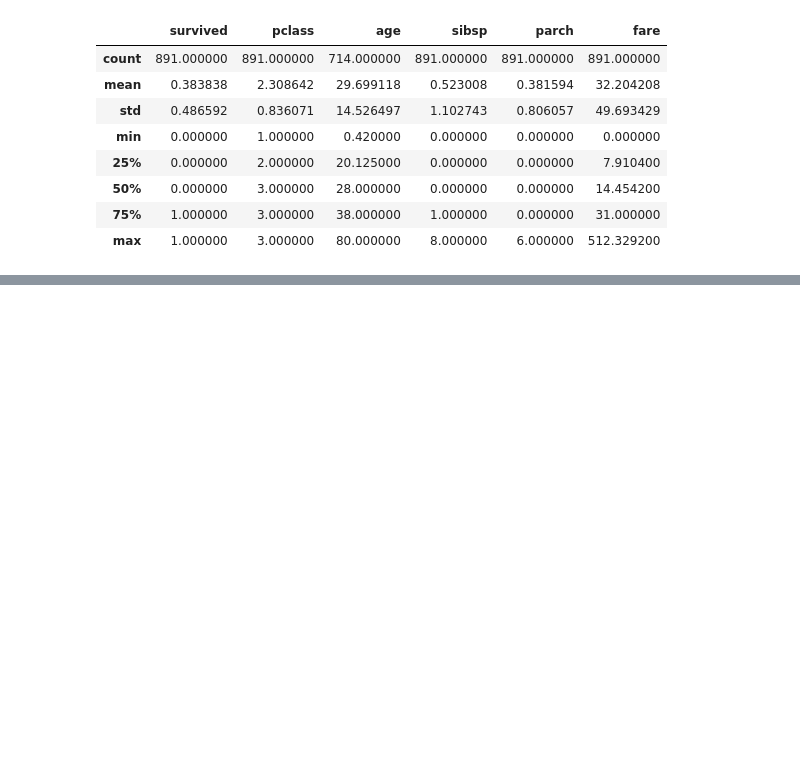
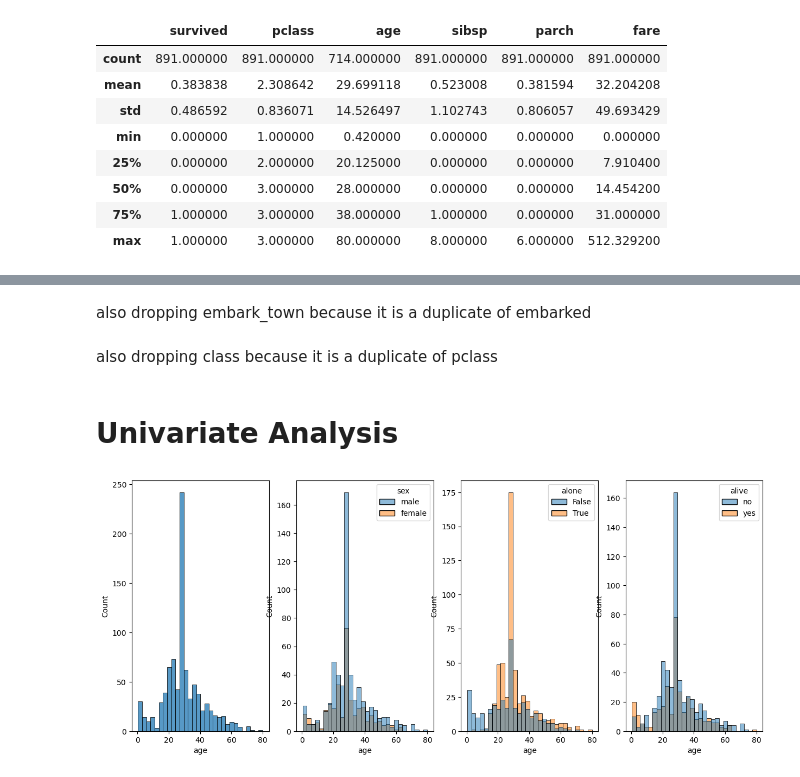
Before and after one commit to anonymous298/Exploratory_Data_Analysis, a Jupyter notebook: Notebooks/EDA_Titanic_Dataset.ipynb, the cells around one changed output, grey strips where cells are left out. Drawn from its saved outputs; the diff is of its cells as text; code cells hidden in the pictures; blank space fills up the shorter version.

```diff
--- a/Notebooks/EDA_Titanic_Dataset.ipynb
+++ b/Notebooks/EDA_Titanic_Dataset.ipynb
@@ -75,0 +139,2 @@ df.describe()
+# %% [markdown]
+also dropping embark_town because it is a duplicate of embarked
@@ -75,0 +143,2 @@ df.describe()
+# %% [markdown]
+also dropping class because it is a duplicate of pclass
@@ -76,3 +147,23 @@ df.describe()
+# %% [markdown]
+# Univariate Analysis
+# %%
+plt.figure(figsize=(15,6))
+
+plt.subplot(1,4,1)
+sns.histplot(data=df, x='age')
+
+plt.subplot(1,4,2)
+sns.histplot(data=df, x='age', hue='sex')
+
+plt.subplot(1,4,3)
+sns.histplot(data=df, x='age', hue='alone')
+
+plt.subplot(1,4,4)
+sns.histplot(data=df, x='age', hue='alive')
+
+plt.show()
+# %% [output]
+[figure, added]
 # %%
 df.head()
 # %% [output]
```
Also changed, not shown: parts of 53 cells of this notebook.
